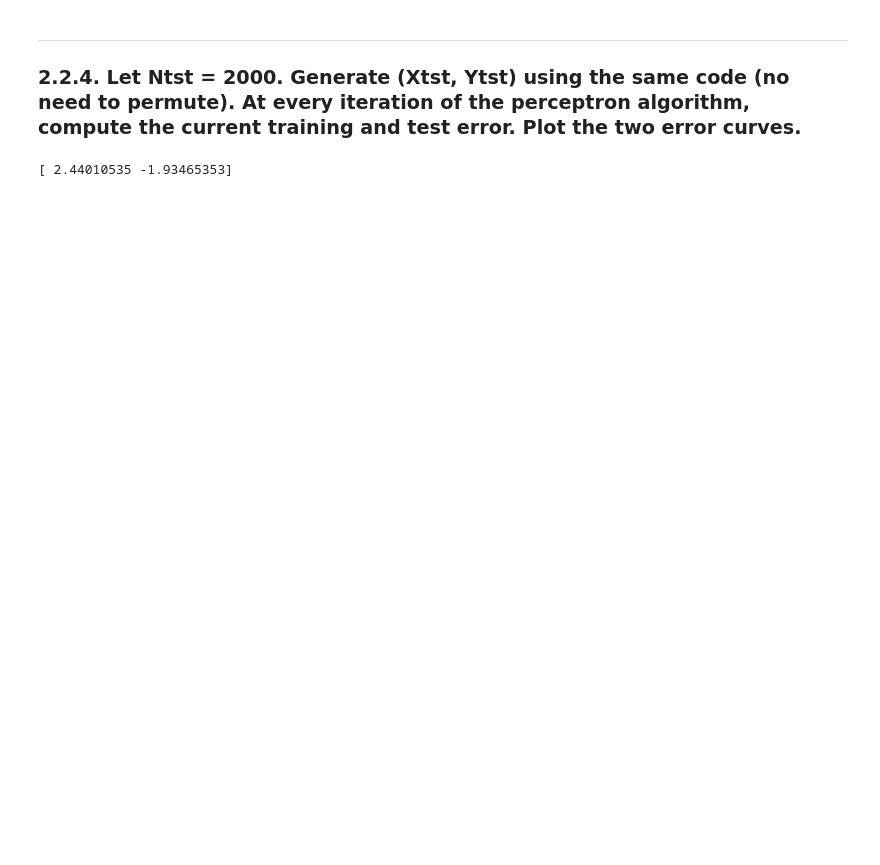
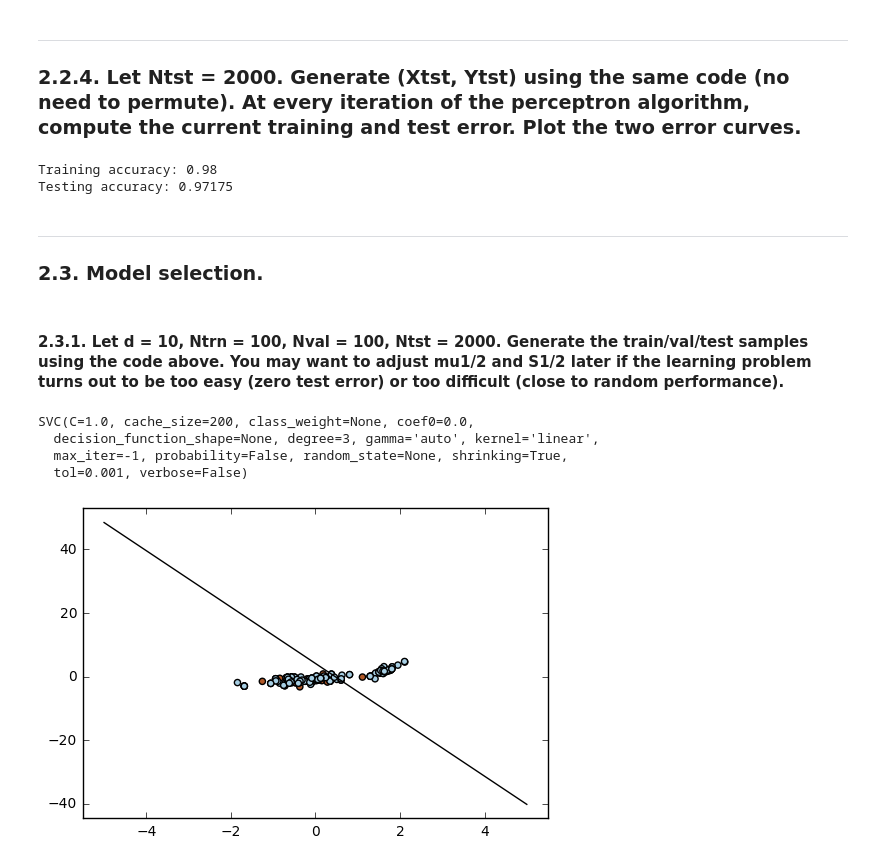
Before and after one commit to daryadedik/playground, a Jupyter notebook: ml-preparation/ml-basics/ml-basics.ipynb, the cells around one changed output. Saved outputs shown, nothing was run; the diff lists cells and outputs as text; code cells hidden in the pictures; blank space fills up the shorter version.

```diff
--- a/ml-preparation/ml-basics/ml-basics.ipynb
+++ b/ml-preparation/ml-basics/ml-basics.ipynb
@@ -237,9 +240,3 @@ plt.show()
 # %% [markdown]
 ***
 ### 2.2.4. Let Ntst = 2000. Generate (Xtst, Ytst) using the same code (no need to permute). At every iteration of the perceptron algorithm, compute the current training and test error. Plot the two error curves.
-# %%
-X, Y = get_random_sample(Ntst, mu1, mu2, sigma1, sigma2)
-valw, valb = perceptron(X, Y, d)
-print(valw)
-# %% [output]
-[ 2.44010535 -1.93465353]
@@ -261,0 +243,72 @@ def test(valX):
+# %%
+Xtrn, Ytrn = get_random_sample(Ntrn, mu1, mu2, sigma1, sigma2) # training examples
+
+w, b = perceptron(Xtrn, Ytrn, d) # training
+
+Xtst, Ytst = get_random_sample(Ntst, mu1, mu2, sigma1, sigma2) # testing examples
+
+# Testing
+def predict(valX, w_value, b_value):
+
+    Y_pred = []
+
+    for i in valX:
+        prod = np.dot(i.T, w_value) + b_value
+        if prod <= 0.0:
+            Y_pred.append(-1)
+        else:
+            Y_pred.append(1)
+
+    return Y_pred
+
+Y_pred_tst = predict(Xtst, w, b)
+accuracy_tst = np.count_nonzero(abs(np.asarray(Y_pred_tst) + Ytst)) / Ytst.shape[0]
+Y_pred_trn = predict(Xtrn, w, b)
+accuracy_trn = np.count_nonzero(abs(np.asarray(Y_pred_trn) + Ytrn)) / Ytrn.shape[0]
+
+print("Training accuracy: {}".format(accuracy_trn))
+print("Testing accuracy: {}".format(accuracy_tst))
+# %% [output]
+Training accuracy: 0.98
+Testing accuracy: 0.97175
+# %% [markdown]
+***
+### 2.3. Model selection.
+# %% [markdown]
+#### 2.3.1. Let d = 10, Ntrn = 100, Nval = 100, Ntst = 2000. Generate the train/val/test samples using the code above. You may want to adjust mu1/2 and S1/2 later if the learning problem turns out to be too easy (zero test error) or too difficult (close to random performance).
+# %%
+from sklearn.svm import SVC, LinearSVC
+from sklearn.model_selection import GridSearchCV, StratifiedKFold
+
+np.random.seed(25)
+d = 10
+Ntrn = 100
+Nval = 100
+Ntst = 2000
+
+Xtrn, Ytrn = get_random_sample(Ntrn, mu1, mu2, sigma1, sigma2)
+random.shuffle(Xtrn)
+Xtst, Ytst = get_random_sample(Ntst, mu1, mu2, sigma1, sigma2)
+# %%
+clf = svm.SVC(kernel='linear')
+clf.fit(Xtrn, Ytrn)
+# %% [output]
+SVC(C=1.0, cache_size=200, class_weight=None, coef0=0.0,
+  decision_function_shape=None, degree=3, gamma='auto', kernel='linear',
+  max_iter=-1, probability=False, random_state=None, shrinking=True,
+  tol=0.001, verbose=False)
+# %%
+# separating hyperplane
+w = clf.coef_[0]
+a = -w[0] / w[1]
+xx = np.linspace(-5, 5)
+yy = a * xx - (clf.intercept_[0]) / w[1]
+# %%
+plt.plot(xx, yy, 'k-')
+
+plt.scatter(Xtrn[:, 0], Xtrn[:, 1], c=Ytrn, cmap=plt.cm.Paired)
+
+plt.axis('tight')
+plt.show()
+# %% [output]
+[figure, added]
```
Also changed, not shown: parts of 11 cells of this notebook, 1 other file.
